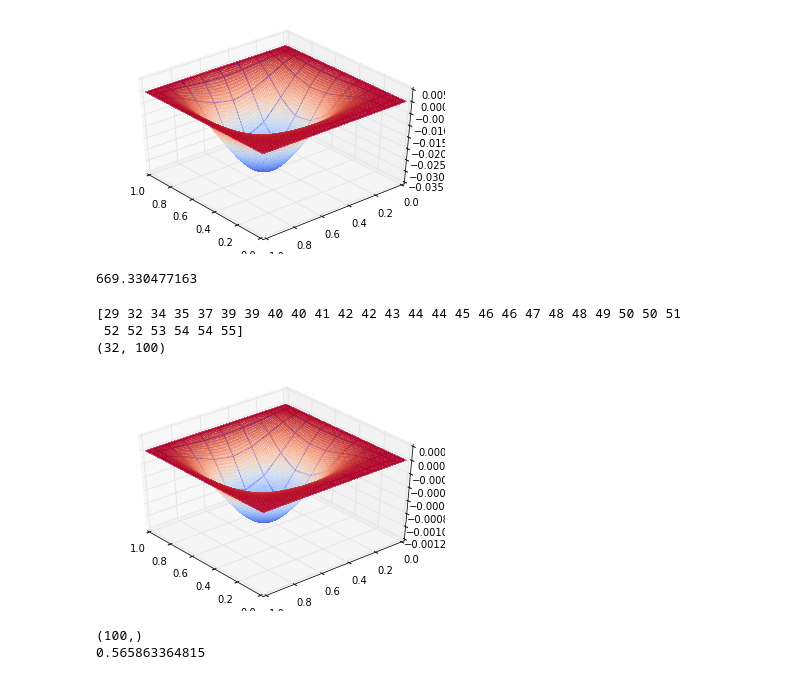
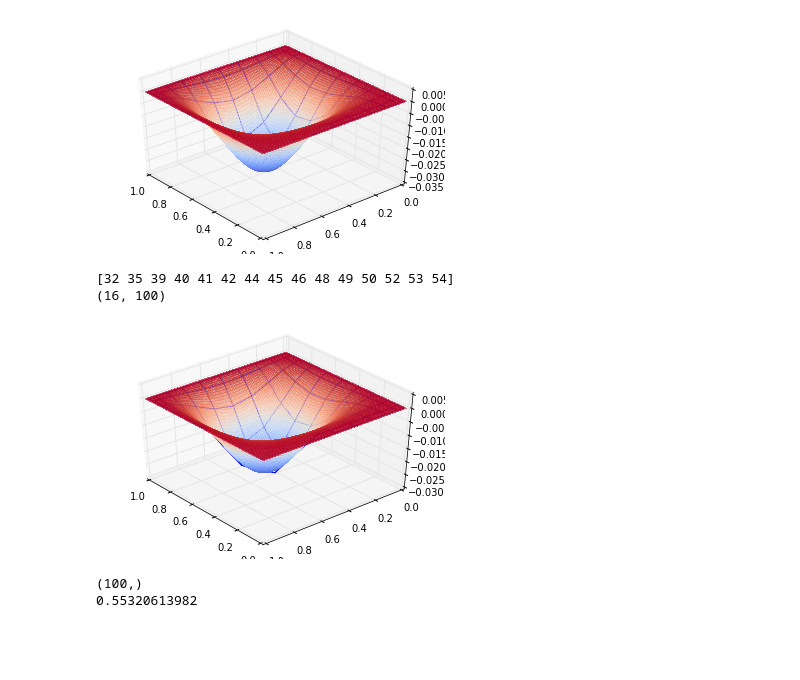
Before and after one commit to pdicerbo/P1.4, a Jupyter notebook: Basics/FinalProject.ipynb, the cells around one changed output. Cells and saved outputs as stored; diff of their text form; code cells hidden in the pictures; blank space fills up the shorter version.

```diff
--- a/Basics/FinalProject.ipynb
+++ b/Basics/FinalProject.ipynb
@@ -347,42 +348,36 @@ def final_derivative(u, time):
     # prod = inv(M).dot(F - AxAyU)
     prod = solve(M, F - AxAyU)
     return prod
-# %%
-print(cond(M + Axx + Ayy))
-# %% [output]
-669.330477163
 # %%
 from scipy.integrate import odeint
-tstep = 1. / 32.
-t_array = arange(0., 1., tstep)
+
+t0 = 0.
+t1 = 1.
+tstep = 1. / 16.
+t_array = arange(t0, t1, tstep)
 
 initial_cond = zeros(N[0] * N[1])
 
 results, nfo = odeint(final_derivative, initial_cond, t_array, full_output = True)
 print(nfo['nst'])
 print(results.shape)
 
-u_next = tstep * assemble_rhs(forcing_term, 0.)
-u_next += tstep * assemble_rhs(forcing_term, 1./32.)
-
-to_print = results[1, :].reshape((N[1],N[0]))
+to_print = results[-1, :].reshape((N[1],N[0]))
 
 uh = eval_space(LL, to_print)
-#uh = eval_space(LL, u_next.reshape((N[1], N[0])))
-
 
 fig = plt.figure()
 ax = fig.gca(projection='3d')
 
-surf0 = ax.plot_wireframe(QX, QY, real_sol(QX, QY, 1./32.))
-surf1 = ax.plot_surface(X, Y, uh(X,Y), rstride=1, cstride=1, cmap=cm.coolwarm, linewidth=0, antialiased=False, alpha=.5)
+surf0 = ax.plot_wireframe(QX, QY, real_sol(QX, QY, 1.))
+surf1 = ax.plot_surface(X, Y, uh(X,Y), rstride=1, cstride=1, cmap=cm.coolwarm, linewidth=0,
+                        antialiased=False, alpha=.5)
 
 ax.view_init(elev=40., azim=140)
 # %% [output]
-[29 32 34 35 37 39 39 40 40 41 42 42 43 44 44 45 46 46 47 48 48 49 50 50 51
- 52 52 53 54 54 55]
-(32, 100)
+[32 35 39 40 41 42 44 45 46 48 49 50 52 53 54]
+(16, 100)
-[figure, old version]
+[figure, new version]
 # %%
 # error calculation
 wh_coeff = solve(M, results[-1,:])
@@ -404,4 +399,4 @@ final_res = (add.reduce(done))**.5
 print(final_res)
 # %% [output]
 (100,)
-0.565863364815
+0.55320613982
```
Also changed, not shown: parts of 2 cells of this notebook, 1 other file.
